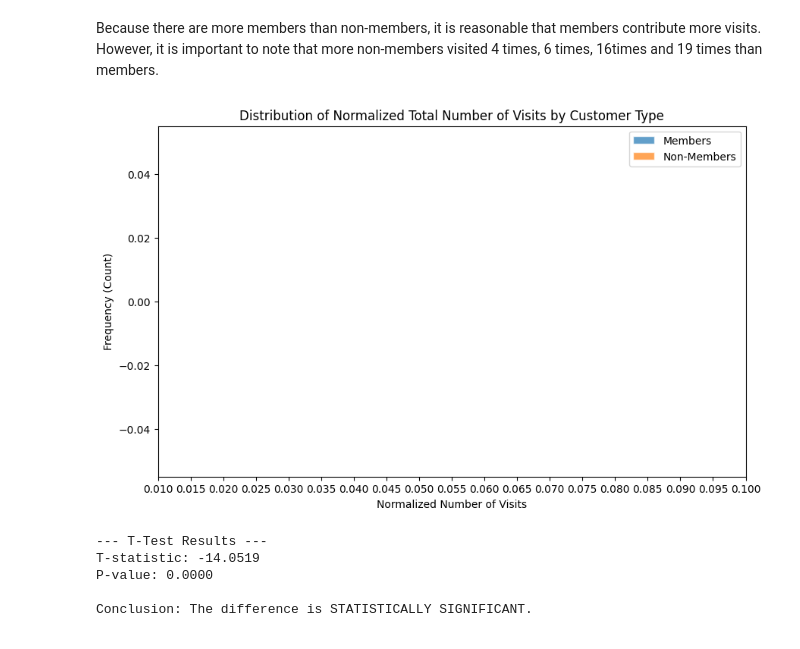
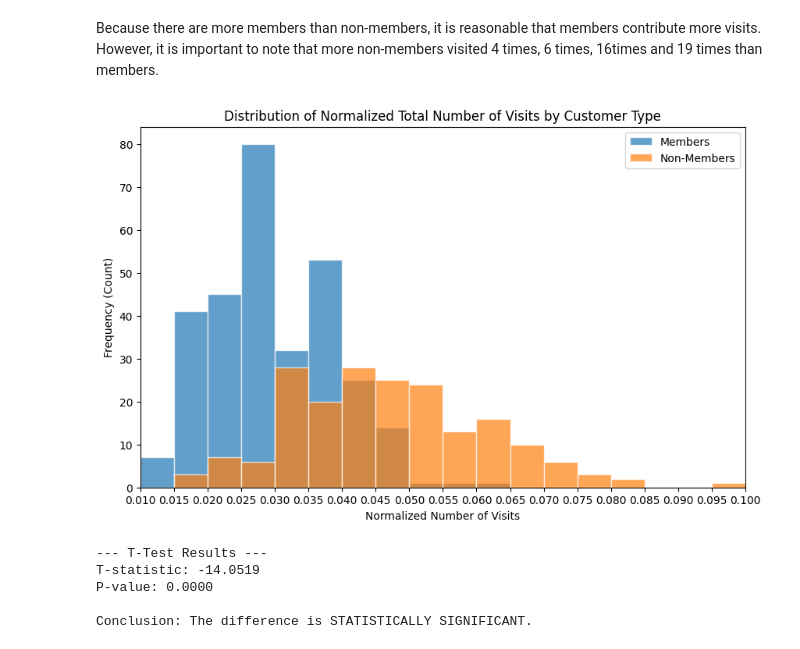
Before and after one commit to ringrongree/calian-casecomp, a Jupyter notebook: loyalty_program_effectiveness.ipynb, the cells around one changed output. Drawn from its saved outputs; the diff is of its cells as text; code cells hidden in the pictures.

```diff
--- a/loyalty_program_effectiveness.ipynb
+++ b/loyalty_program_effectiveness.ipynb
@@ -157,34 +158,34 @@ Because there are more members than non-members, it is reasonable that members c
 # %%
 #plotting histograms to compare normalized total visits between members and non-members
 
 normalized_bins = np.linspace(0.01, 0.1, 19) # number of visits range from 2 to 19, so we create 19 points using linspace
 
 plt.figure(figsize=(10, 6))
 
 plt.hist(memberBehaviour['normalized_total_visit'],
-         bins=my_bins,
+         bins=normalized_bins,
          alpha=0.7,
          label='Members',
          edgecolor='white')
 
 plt.hist(nonmemberBehaviour['normalized_total_visit'],
-         bins=my_bins,
+         bins=normalized_bins,
          alpha=0.7,
          label='Non-Members',
          edgecolor='white')
 
 plt.title('Distribution of Normalized Total Number of Visits by Customer Type')
 plt.xlabel('Normalized Number of Visits')
 plt.ylabel('Frequency (Count)')
 
 
 plt.xticks(normalized_bins)
 plt.xlim(0.01, 0.1)
 
 plt.legend()
 plt.show()
 # %% [output]
-[figure, old version]
+[figure, new version]
 # %%
 t_statistic, p_value = stats.ttest_ind(memberBehaviour['normalized_total_visit'], nonmemberBehaviour['normalized_total_visit'], equal_var=False)
 print("--- T-Test Results ---")
```
Also changed, not shown: parts of 6 cells of this notebook.
